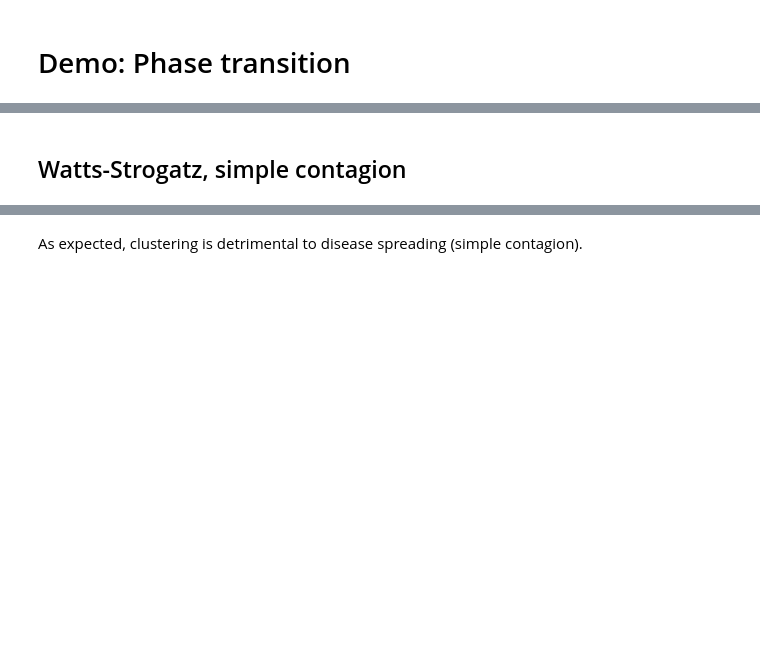
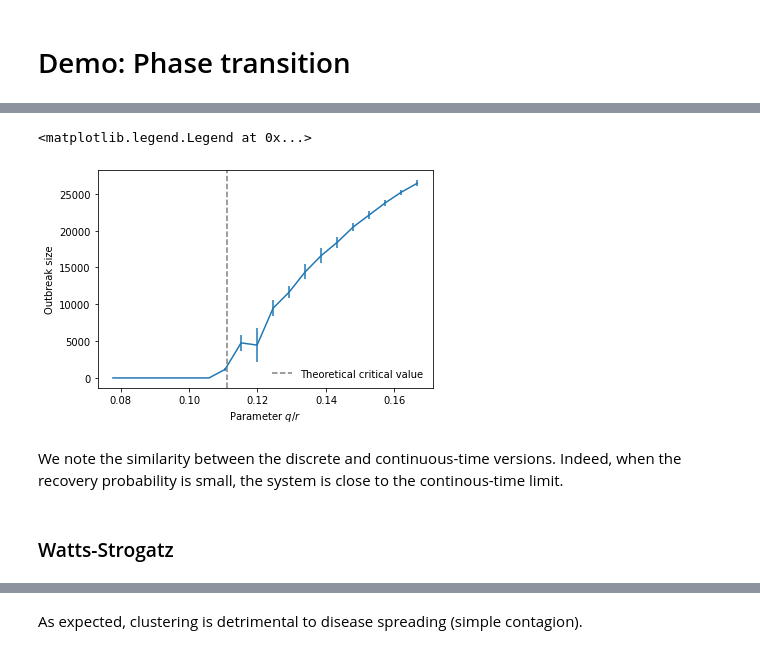
Before and after one commit to gstonge/fastsir, a Jupyter notebook: demo_phase_transition.ipynb, the cells around one changed output, grey strips where cells are left out. Drawn from its saved outputs; the diff is of its cells as text; code cells hidden in the pictures; blank space fills up the shorter version.

```diff
--- a/demo_phase_transition.ipynb
+++ b/demo_phase_transition.ipynb
@@ -57,0 +64,7 @@ plt.legend(frameon=False)
+# %%
+#contagion parameters for the discrete case
+r = 1 #recovery rate
+recovery_rate = r
+infection_func = lambda q,k: q*k
+q_crit = recovery_rate*(mean_degree/(mean_degree**2-mean_degree))
+qlist = np.linspace(0.7*q_crit,1.5*q_crit,20)
@@ -58,5 +85,21 @@ plt.legend(frameon=False)
+# %%
+#get mean and std for runs that go above 1% outbreak size
+R_arr_ma = np.ma.array(R_arr, mask = R_arr <= N/100)
+R_mean = np.array(R_arr_ma.mean(axis=1))
+R_std = np.array(R_arr_ma.std(axis=1))
+# %%
+plt.errorbar(qlist/r, R_mean, yerr = R_std)
+plt.axvline(q_crit/r,ls='--',color='grey', label='Theoretical critical value')
+plt.xlabel(r"Parameter $q/r$")
+plt.ylabel(r"Outbreak size")
+plt.legend(frameon=False)
+# %% [output]
+<matplotlib.legend.Legend at 0x...>
+[figure, added]
+# %% [markdown]
+We note the similarity between the discrete and continuous-time versions. Indeed, when the recovery probability is small, the system is close to the continous-time limit.
 # %% [markdown]
-## Watts-Strogatz, simple contagion
+### Watts-Strogatz
 # %%
 #Network parameters
 N = 50000
```
Also changed, not shown: parts of 31 cells of this notebook, 4 other files.
